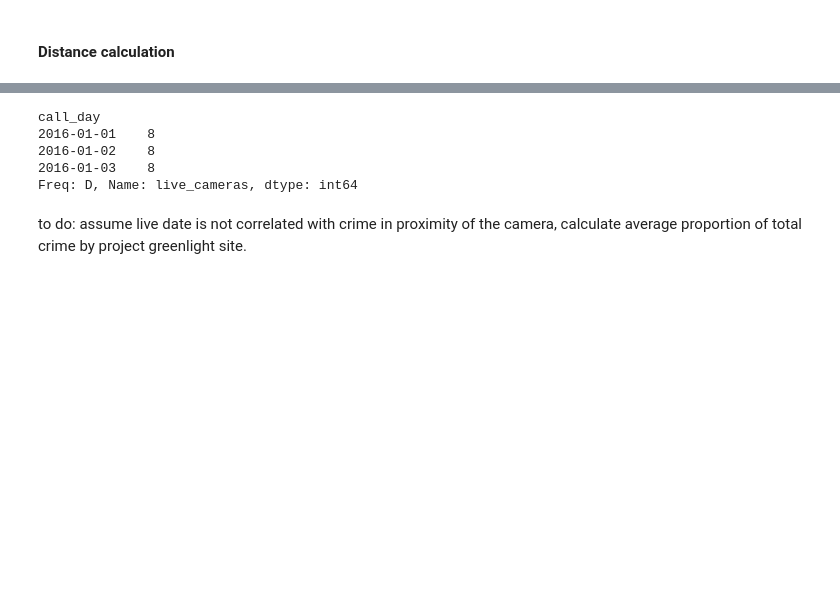
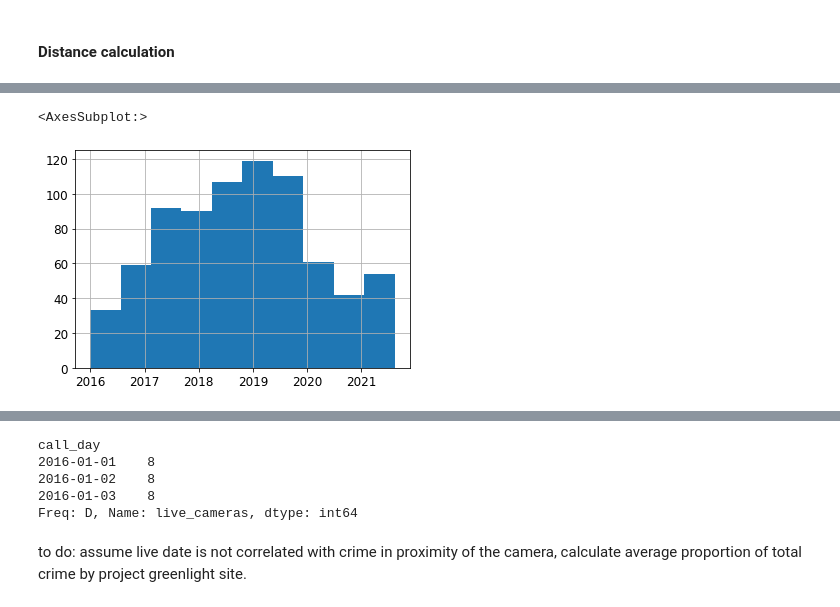
Before and after one commit to ahakso/detroit, a Jupyter notebook: project_greenlight_join.ipynb, the cells around one changed output, grey strips where cells are left out. Drawn from its saved outputs; the diff is of its cells as text; code cells hidden in the pictures; blank space fills up the shorter version.

```diff
--- a/project_greenlight_join.ipynb
+++ b/project_greenlight_join.ipynb
@@ -105,0 +234,5 @@ background_rate.head(3)
+# %%
+greenlight_geo_df.live_day.hist()
+# %% [output]
+<AxesSubplot:>
+[figure, added]
```
Also changed, not shown: parts of 64 cells of this notebook, 3 other files.
